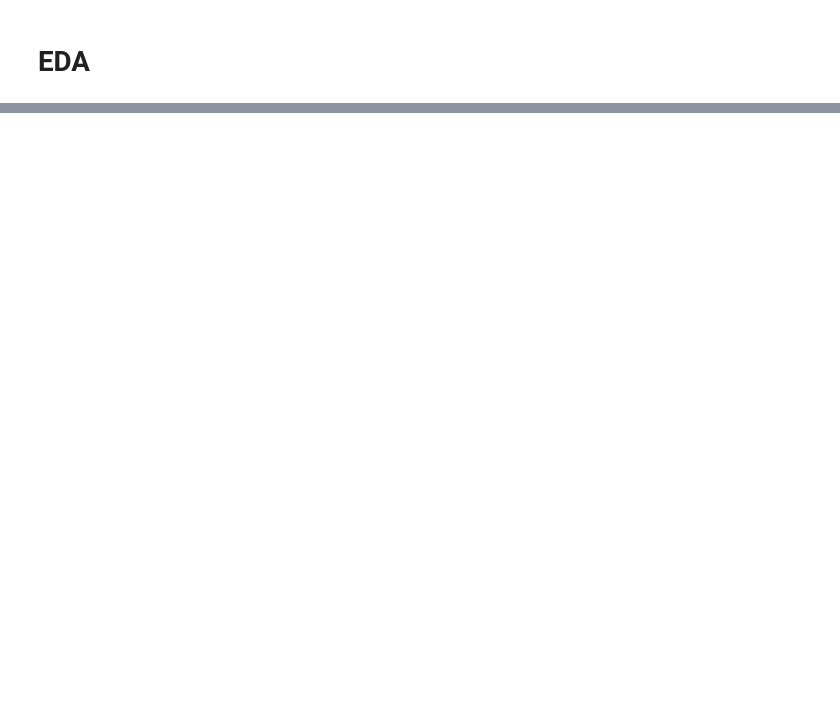
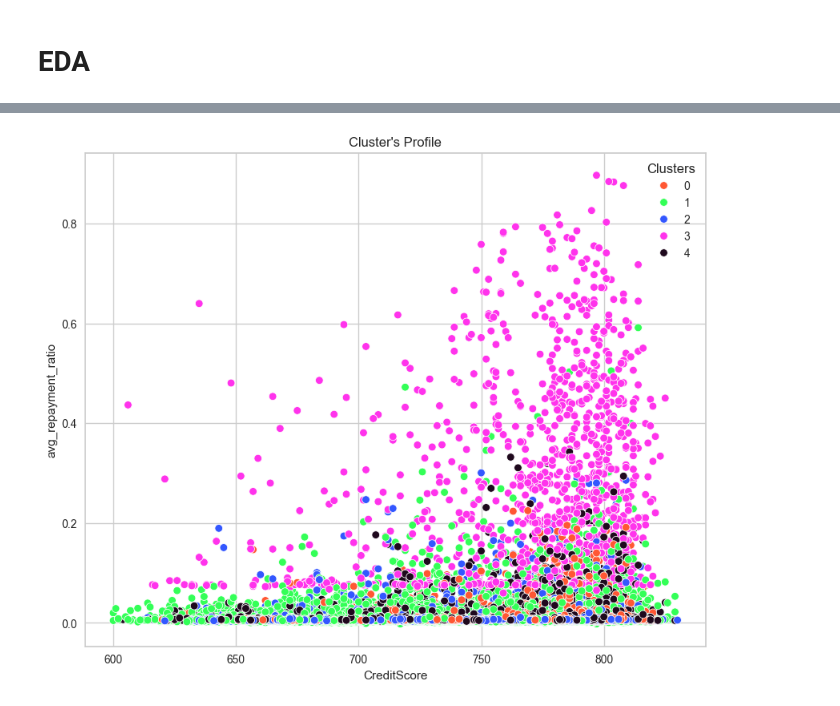
Before and after one commit to zhenging2b/loan_default_detection, a Jupyter notebook: kaitlyn_starter.ipynb, the cells around one changed output, grey strips where cells are left out. Saved outputs shown, nothing was run; the diff lists cells and outputs as text; code cells hidden in the pictures; blank space fills up the shorter version.

```diff
--- a/kaitlyn_starter.ipynb
+++ b/kaitlyn_starter.ipynb
@@ -247,0 +485,2 @@ if 'MSA' in train_df_fe.columns:
+# %%
+train_cluster = tag_cluster(train_pca, train_df_encoded, 5)
@@ -247,0 +517,21 @@ if 'MSA' in train_df_fe.columns:
+# %%
+import seaborn as sns
+import matplotlib.pyplot as plt
+
+# Define a bright color palette
+bright_palette = ["#FF5733", "#33FF57", "#3357FF", "#FF33EC", "#1F091D"]
+
+# Create a scatterplot
+plt.figure(figsize=(10, 8))
+scatterplot = sns.scatterplot(data=train_cluster, x="CreditScore", y="avg_repayment_ratio", hue="Clusters", palette=bright_palette)
+
+# Set the title
+scatterplot.set_title("Cluster's Profile")
+
+# Show the legend
+plt.legend(title="Clusters")
+
+# Show the plot
+plt.show()
+# %% [output]
+[figure, added]
```
Also changed, not shown: parts of 58 cells of this notebook, 3 other files.
